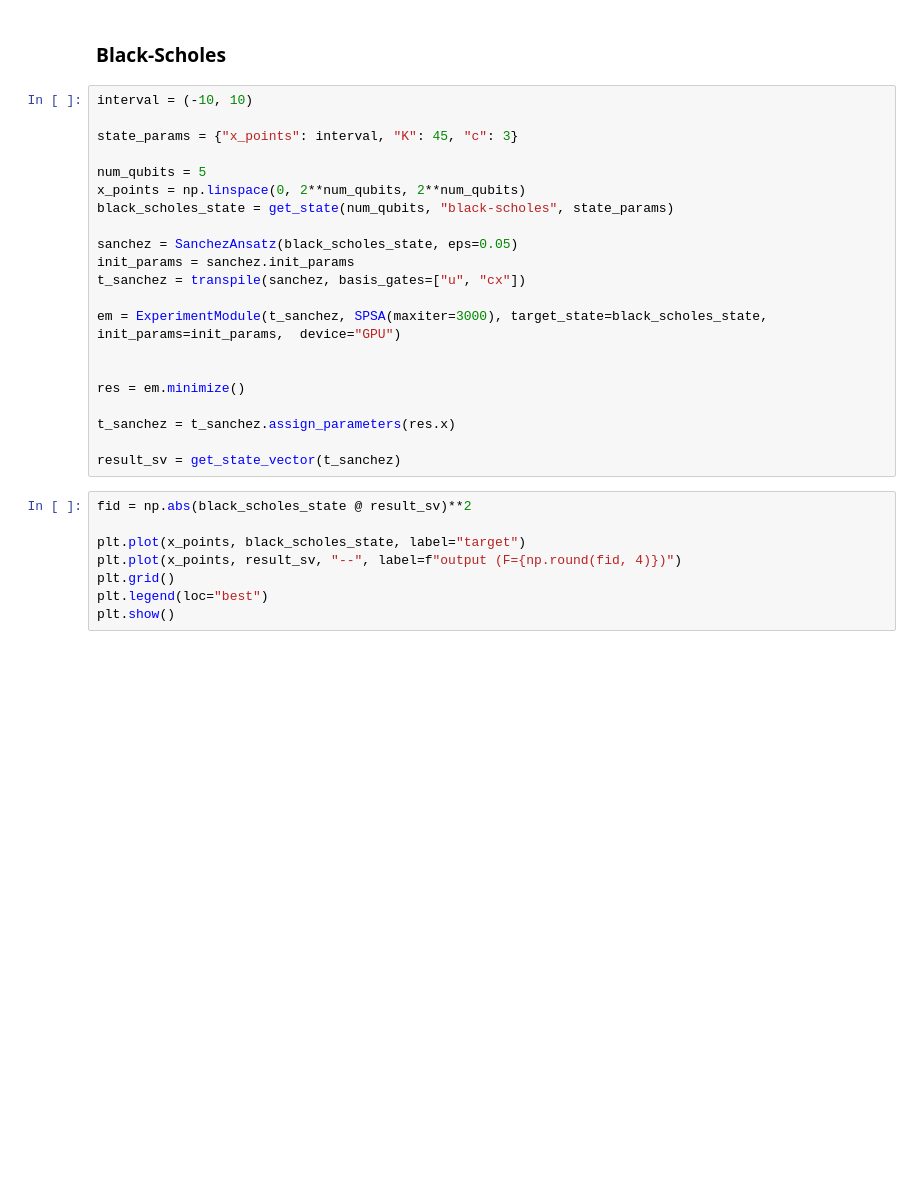
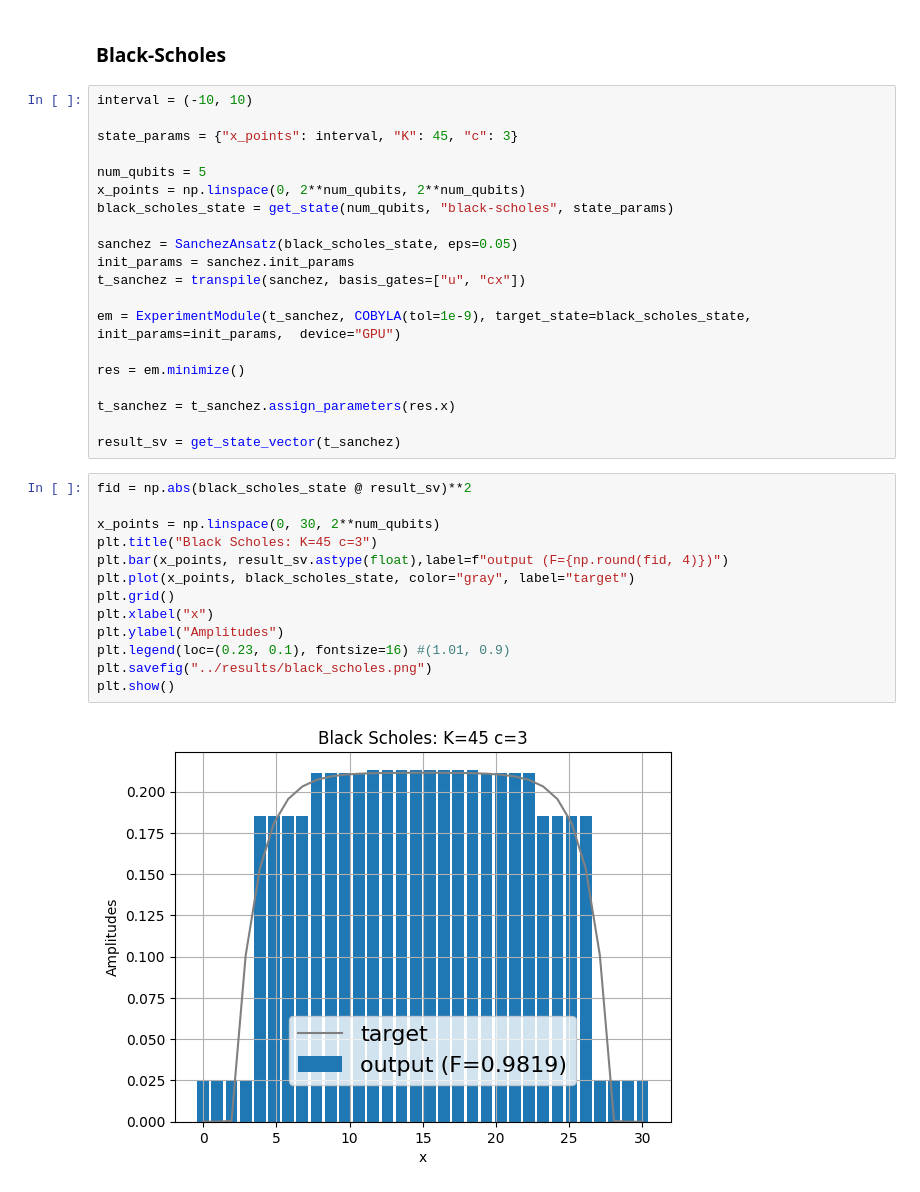
Before and after one commit to IsmaelCesar/sanches-modified, a Jupyter notebook: replicates/distributions.ipynb, the cells around one changed output. Cells and saved outputs as stored; diff of their text form; blank space fills up the shorter version.

Commit message:
Replicating blackscholes and others

```diff
--- a/replicates/distributions.ipynb
+++ b/replicates/distributions.ipynb
@@ -205,8 +217,7 @@ sanchez = SanchezAnsatz(black_scholes_state, eps=0.05)
 init_params = sanchez.init_params
 t_sanchez = transpile(sanchez, basis_gates=["u", "cx"])
 
-em = ExperimentModule(t_sanchez, SPSA(maxiter=3000), target_state=black_scholes_state, init_params=init_params,  device="GPU")
-
+em = ExperimentModule(t_sanchez, COBYLA(tol=1e-9), target_state=black_scholes_state, init_params=init_params,  device="GPU")
 
 res = em.minimize()
 
@@ -216,8 +227,15 @@ result_sv = get_state_vector(t_sanchez)
 # %%
 fid = np.abs(black_scholes_state @ result_sv)**2
 
-plt.plot(x_points, black_scholes_state, label="target")
-plt.plot(x_points, result_sv, "--", label=f"output (F={np.round(fid, 4)})")
+x_points = np.linspace(0, 30, 2**num_qubits)
+plt.title("Black Scholes: K=45 c=3")
+plt.bar(x_points, result_sv.astype(float),label=f"output (F={np.round(fid, 4)})")
+plt.plot(x_points, black_scholes_state, color="gray", label="target")
 plt.grid()
-plt.legend(loc="best")
+plt.xlabel("x")
+plt.ylabel("Amplitudes")
+plt.legend(loc=(0.23, 0.1), fontsize=16) #(1.01, 0.9)
+plt.savefig("../results/black_scholes.png")
 plt.show()
+# %% [output]
+[figure, added]
```
Also changed, not shown: parts of 4 cells of this notebook.
